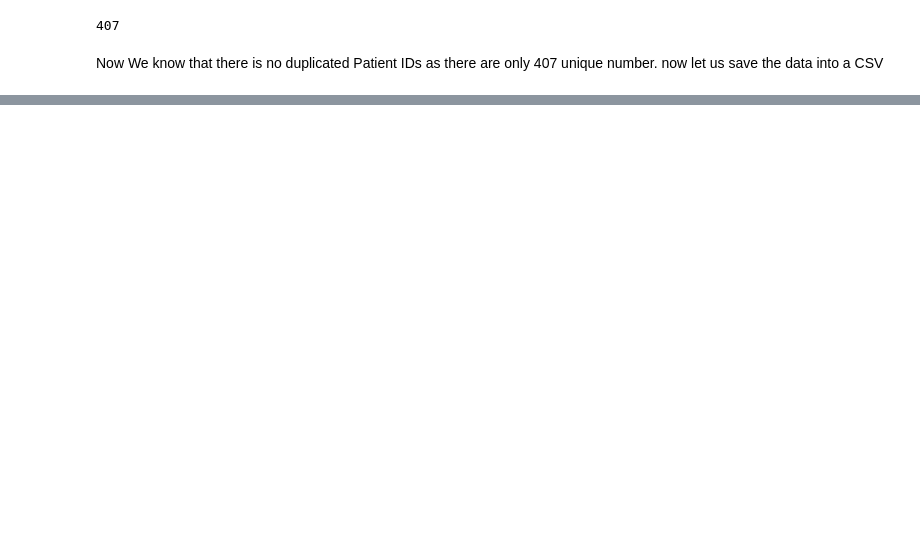
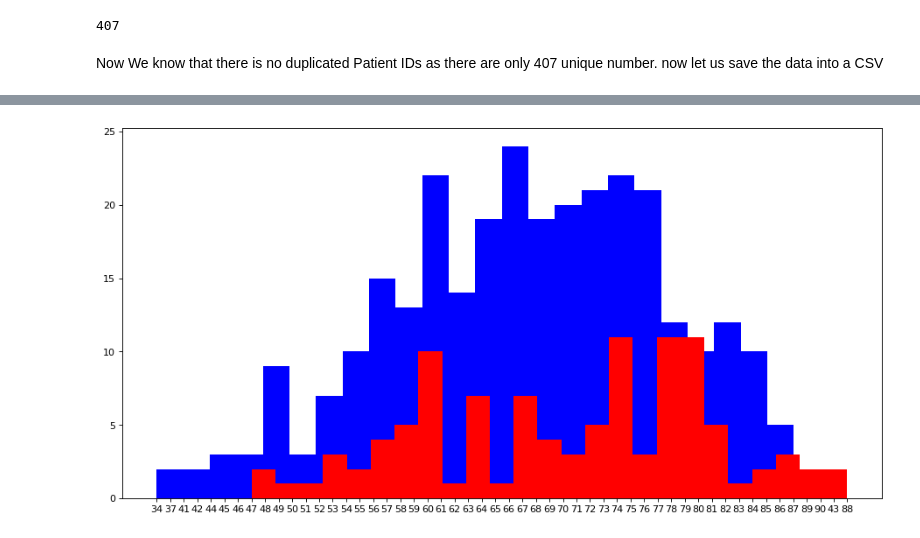
Before and after one commit to EslamHussein55/bladder_cancer, a Jupyter notebook: source/data_preparation.ipynb, the cells around one changed output, grey strips where cells are left out. Cells and saved outputs as stored; diff of their text form; code cells hidden in the pictures; blank space fills up the shorter version.

```diff
--- a/source/data_preparation.ipynb
+++ b/source/data_preparation.ipynb
@@ -185,0 +312,8 @@ df.to_csv('data/data.csv')
+# %%
+plt.figure(figsize=(14, 7), dpi=80)
+plt.hist(np.sort(df_m.AGE), bins = 25, color = 'blue', label = 'm')
+plt.hist(np.sort(df_f.AGE), bins = 25, color = 'red', label = 'f')
+
+plt.show()
+# %% [output]
+[figure, added]
```
Also changed, not shown: parts of 24 cells of this notebook.
